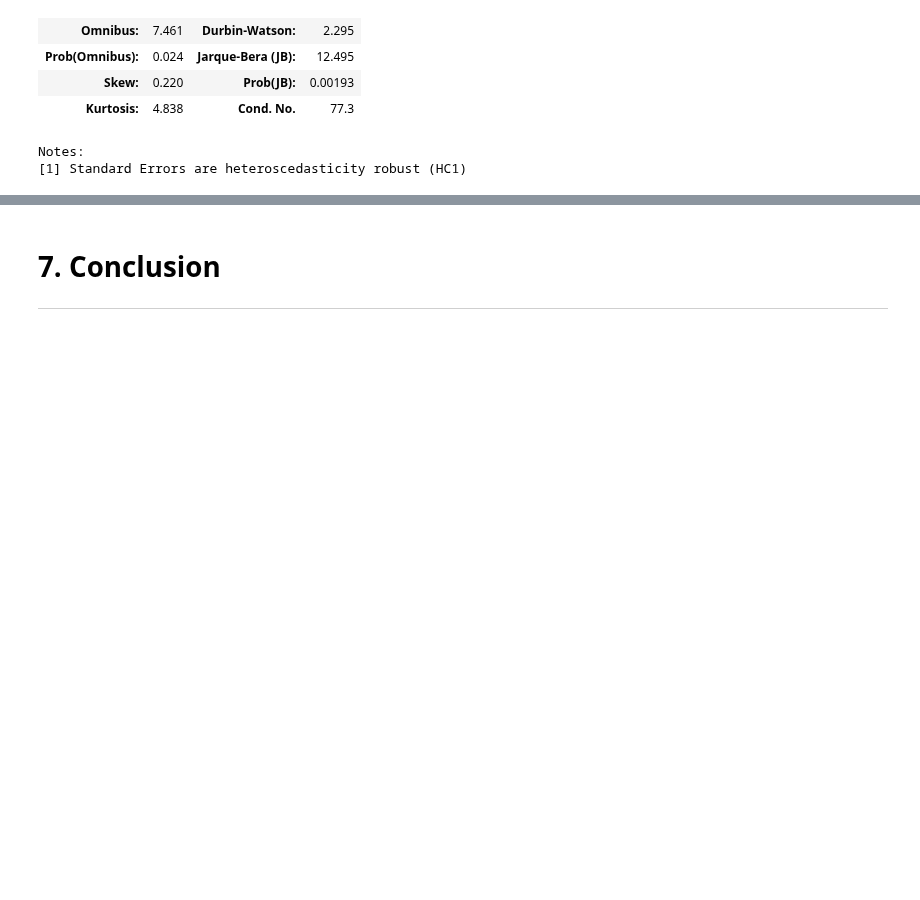
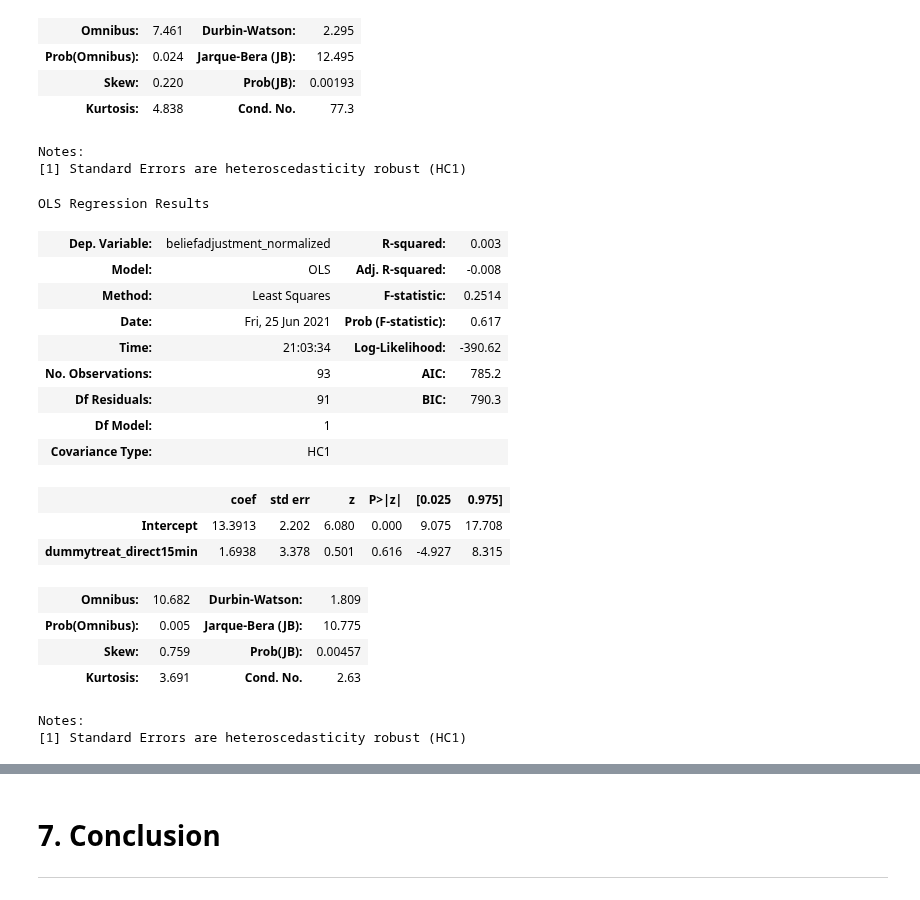
Before and after one commit to aysuavci/ose-data-science-course-project-aysuavci, a Jupyter notebook: project_notebook.ipynb, the cells around one changed output, grey strips where cells are left out. Cells and saved outputs as stored; diff of their text form; code cells hidden in the pictures; blank space fills up the shorter version.

```diff
--- a/project_notebook.ipynb
+++ b/project_notebook.ipynb
@@ -473,3 +475,30 @@ OLS Regression Results
 | Kurtosis: | 4.838 | Cond. No. | 77.3 |
 Notes:
 [1] Standard Errors are heteroscedasticity robust (HC1)
+# %%
+#Reg 3 Belief
+news_bad_ba = df[df["dummynews_goodbad"] == 1]
+df_ba_bad = pd.DataFrame({"beliefadjustment_normalized": news_bad_ba['beliefadjustment_normalized'], "dummytreat_direct15min": news_bad_ba['dummytreat_direct15min'], "rank": news_bad_ba['rank'], "beliefadjustment_bayes_norm": news_bad_ba['beliefadjustment_bayes_norm']})
+model_ols = smf.ols(formula="beliefadjustment_normalized ~ dummytreat_direct15min", data=df_ba_bad)
+rslt = model_ols.fit(cov_type='HC1')
+rslt.summary()
+# %% [output]
+OLS Regression Results
+| Dep. Variable: | beliefadjustment_normalized | R-squared: | 0.003 |
+| Model: | OLS | Adj. R-squared: | -0.008 |
+| Method: | Least Squares | F-statistic: | 0.2514 |
+| Date: | Fri, 25 Jun 2021 | Prob (F-statistic): | 0.617 |
+| Time: | 21:03:34 | Log-Likelihood: | -390.62 |
+| No. Observations: | 93 | AIC: | 785.2 |
+| Df Residuals: | 91 | BIC: | 790.3 |
+| Df Model: | 1 |  |  |
+| Covariance Type: | HC1 |  |  |
+|  | coef | std err | z | P>|z| | [0.025 | 0.975] |
+| Intercept | 13.3913 | 2.202 | 6.080 | 0.000 | 9.075 | 17.708 |
+| dummytreat_direct15min | 1.6938 | 3.378 | 0.501 | 0.616 | -4.927 | 8.315 |
+| Omnibus: | 10.682 | Durbin-Watson: | 1.809 |
+| Prob(Omnibus): | 0.005 | Jarque-Bera (JB): | 10.775 |
+| Skew: | 0.759 | Prob(JB): | 0.00457 |
+| Kurtosis: | 3.691 | Cond. No. | 2.63 |
+Notes:
+[1] Standard Errors are heteroscedasticity robust (HC1)
```
Also changed, not shown: parts of 3 cells of this notebook.
